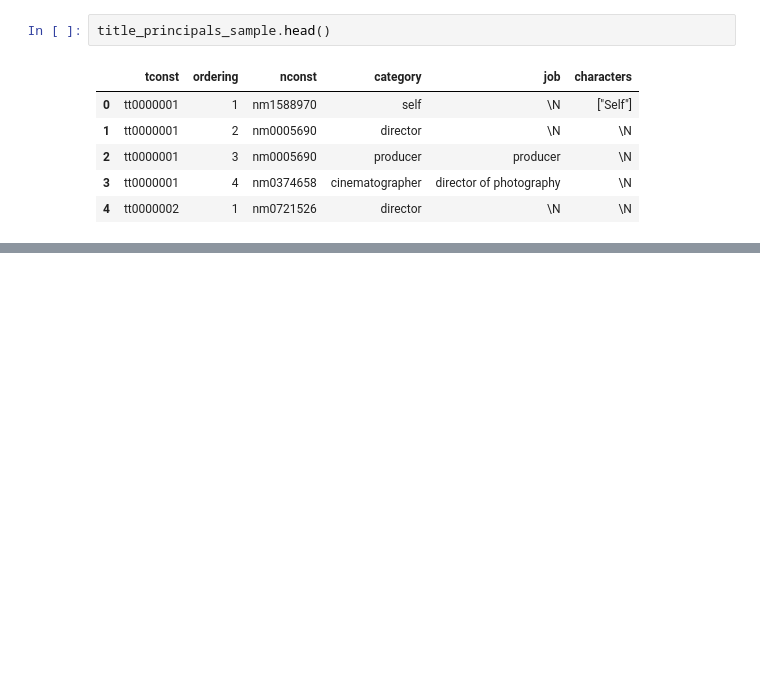
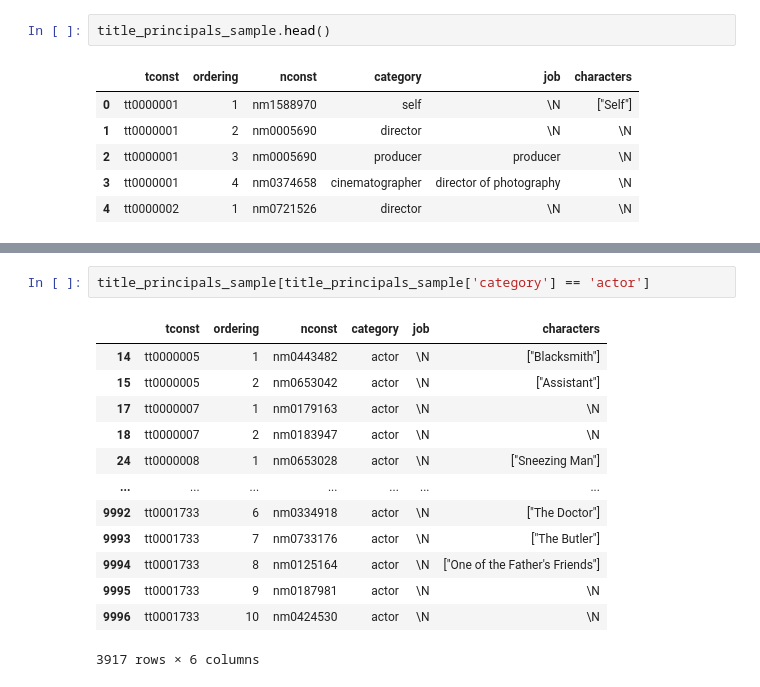
Before and after one commit to mirunatecusanu/movie-recommendation-kg, a Jupyter notebook: exploratory/movie_datasets.ipynb, the cells around one changed output, grey strips where cells are left out. Drawn from its saved outputs; the diff is of its cells as text; blank space fills up the shorter version.

```diff
--- a/exploratory/movie_datasets.ipynb
+++ b/exploratory/movie_datasets.ipynb
@@ -143,0 +386,16 @@ title_principals_sample.head()
+# %%
+title_principals_sample[title_principals_sample['category'] == 'actor']
+# %% [output]
+|  | tconst | ordering | nconst | category | job | characters |
+| 14 | tt0000005 | 1 | nm0443482 | actor | \N | ["Blacksmith"] |
+| 15 | tt0000005 | 2 | nm0653042 | actor | \N | ["Assistant"] |
+| 17 | tt0000007 | 1 | nm0179163 | actor | \N | \N |
+| 18 | tt0000007 | 2 | nm0183947 | actor | \N | \N |
+| 24 | tt0000008 | 1 | nm0653028 | actor | \N | ["Sneezing Man"] |
+| ... | ... | ... | ... | ... | ... | ... |
+| 9992 | tt0001733 | 6 | nm0334918 | actor | \N | ["The Doctor"] |
+| 9993 | tt0001733 | 7 | nm0733176 | actor | \N | ["The Butler"] |
+| 9994 | tt0001733 | 8 | nm0125164 | actor | \N | ["One of the Father's Friends"] |
+| 9995 | tt0001733 | 9 | nm0187981 | actor | \N | \N |
+| 9996 | tt0001733 | 10 | nm0424530 | actor | \N | \N |
+3917 rows × 6 columns
```
Also changed, not shown: parts of 42 cells of this notebook.
